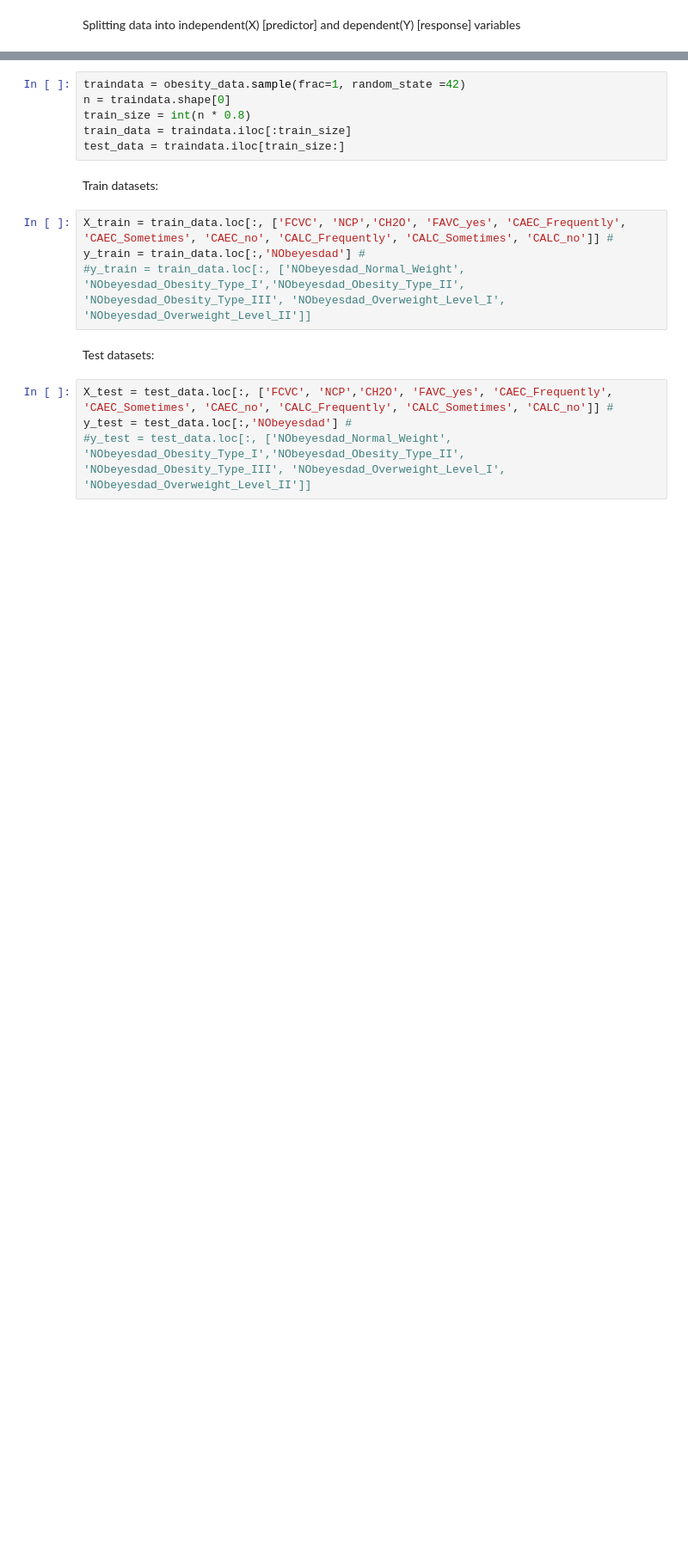
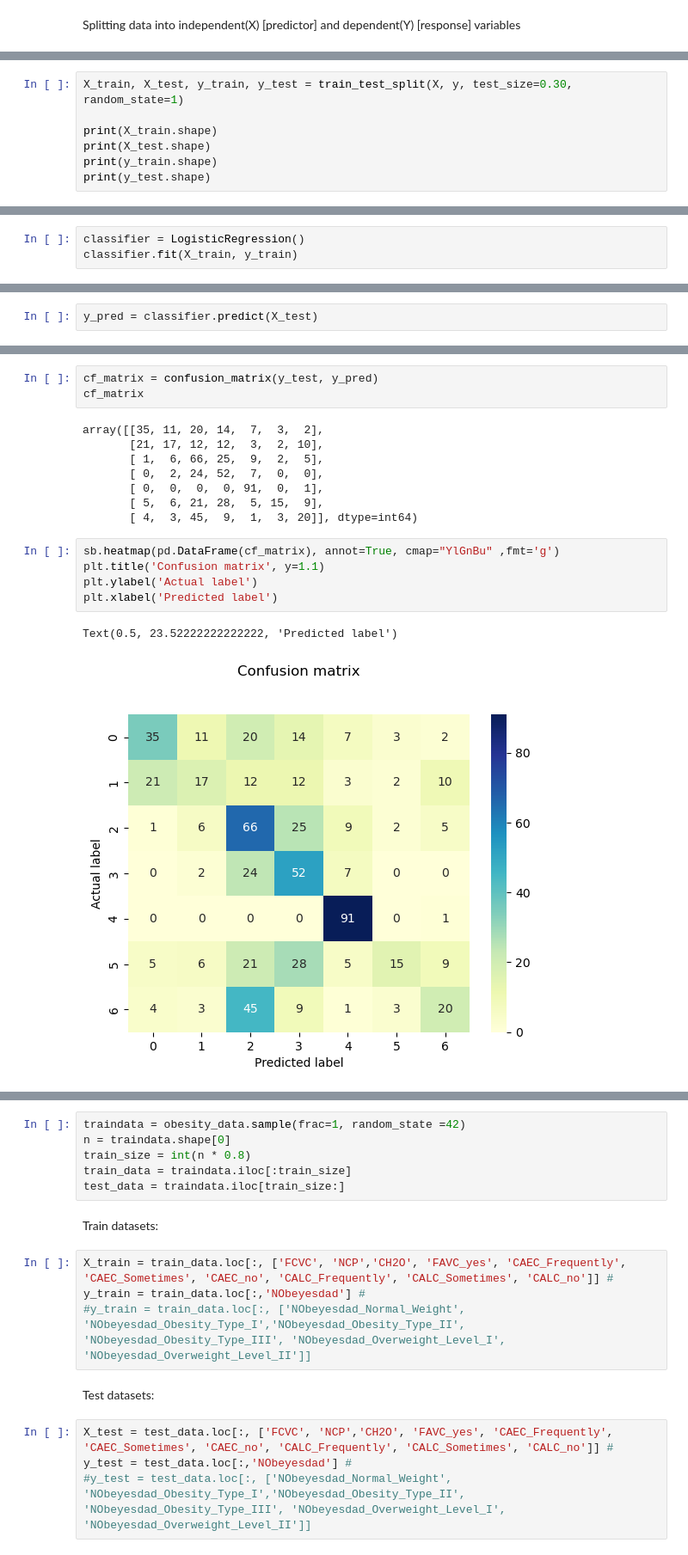
Before and after one commit to nellyzulkiflee/SC1015_Project_2023, a Jupyter notebook: logistic_regression.ipynb, the cells around one changed output, grey strips where cells are left out. Shown: that part at 86% size. Drawn from its saved outputs; the diff is of its cells as text; blank space fills up the shorter version.

Commit message:
Update logistic_regression.ipynb
didnt save the last one properly....
not much changes accuracy is still super low

```diff
--- a/logistic_regression.ipynb
+++ b/logistic_regression.ipynb
@@ -228,0 +277,7 @@ Splitting data into independent(X) [predictor] and dependent(Y) [response] varia
+# %%
+X_train, X_test, y_train, y_test = train_test_split(X, y, test_size=0.30, random_state=1)
+
+print(X_train.shape)
+print(X_test.shape)
+print(y_train.shape)
+print(y_test.shape)
@@ -228,0 +289,3 @@ Splitting data into independent(X) [predictor] and dependent(Y) [response] varia
+# %%
+classifier = LogisticRegression()
+classifier.fit(X_train, y_train)
@@ -228,0 +294,2 @@ Splitting data into independent(X) [predictor] and dependent(Y) [response] varia
+# %%
+y_pred = classifier.predict(X_test)
@@ -228,0 +313,19 @@ Splitting data into independent(X) [predictor] and dependent(Y) [response] varia
+# %%
+cf_matrix = confusion_matrix(y_test, y_pred)
+cf_matrix
+# %% [output]
+array([[35, 11, 20, 14,  7,  3,  2],
+       [21, 17, 12, 12,  3,  2, 10],
+       [ 1,  6, 66, 25,  9,  2,  5],
+       [ 0,  2, 24, 52,  7,  0,  0],
+       [ 0,  0,  0,  0, 91,  0,  1],
+       [ 5,  6, 21, 28,  5, 15,  9],
+       [ 4,  3, 45,  9,  1,  3, 20]], dtype=int64)
+# %%
+sb.heatmap(pd.DataFrame(cf_matrix), annot=True, cmap="YlGnBu" ,fmt='g')
+plt.title('Confusion matrix', y=1.1)
+plt.ylabel('Actual label')
+plt.xlabel('Predicted label')
+# %% [output]
+Text(0.5, 23.52222222222222, 'Predicted label')
+[figure, added]
```
Also changed, not shown: parts of 12 cells of this notebook.
